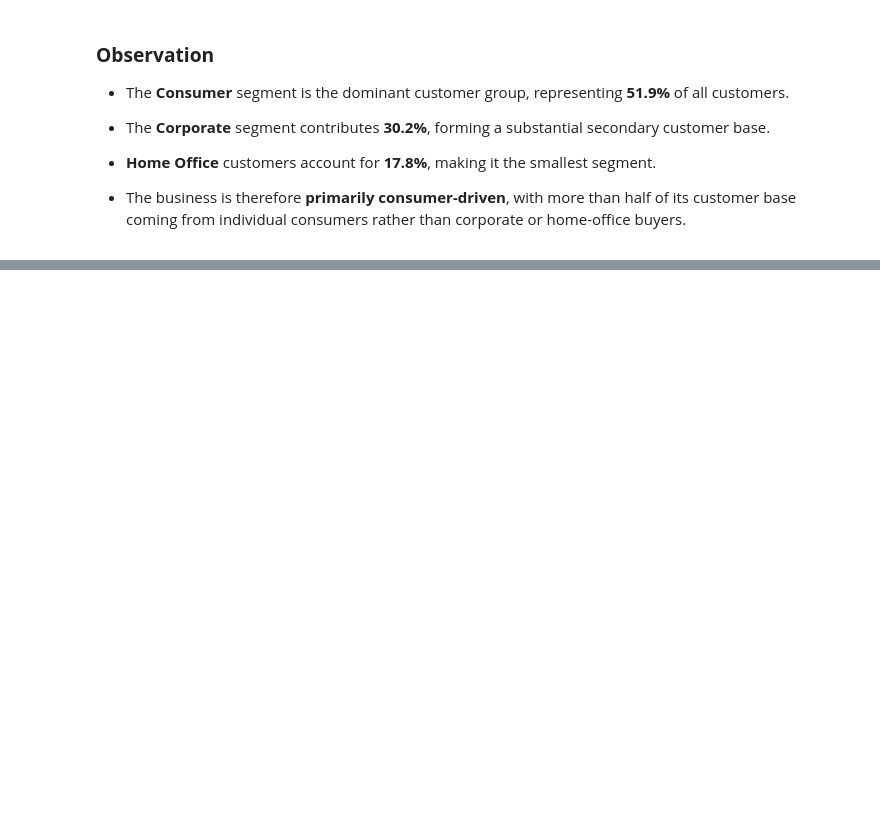
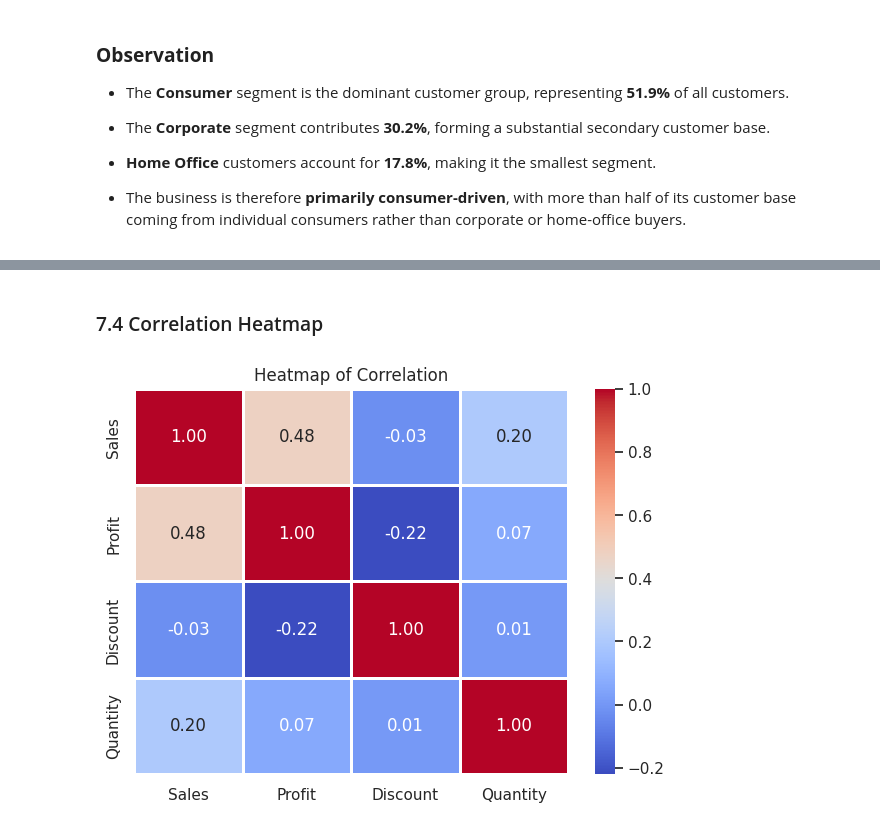
Before and after one commit to srinageswaran2006/Python-for-Data-Analysis, a Jupyter notebook: Projects/Superstore_EDA.ipynb, the cells around one changed output, grey strips where cells are left out. Cells and saved outputs as stored; diff of their text form; code cells hidden in the pictures; blank space fills up the shorter version.

```diff
--- a/Projects/Superstore_EDA.ipynb
+++ b/Projects/Superstore_EDA.ipynb
@@ -1095,0 +1219,10 @@ plt.show()
+# %% [markdown]
+### 7.4 Correlation Heatmap
+# %%
+corr_mat=df[["Sales","Profit","Discount","Quantity"]].corr()
+plt.figure(figsize=(7,5))
+sns.heatmap(corr_mat,annot=True,cmap="coolwarm",fmt=".2f",linewidth=1,linecolor="white")
+plt.title("Heatmap of Correlation")
+plt.show()
+# %% [output]
+[figure, added]
```
Also changed, not shown: parts of 22 cells of this notebook.
